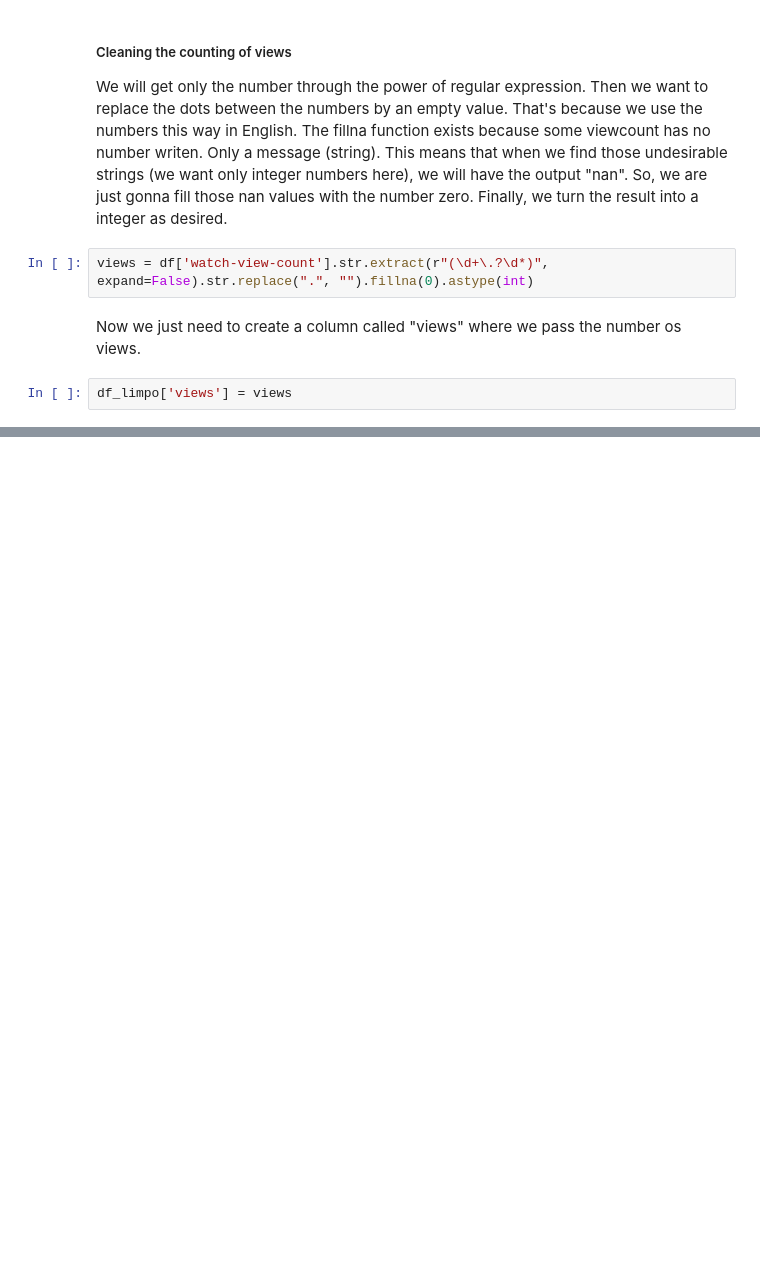
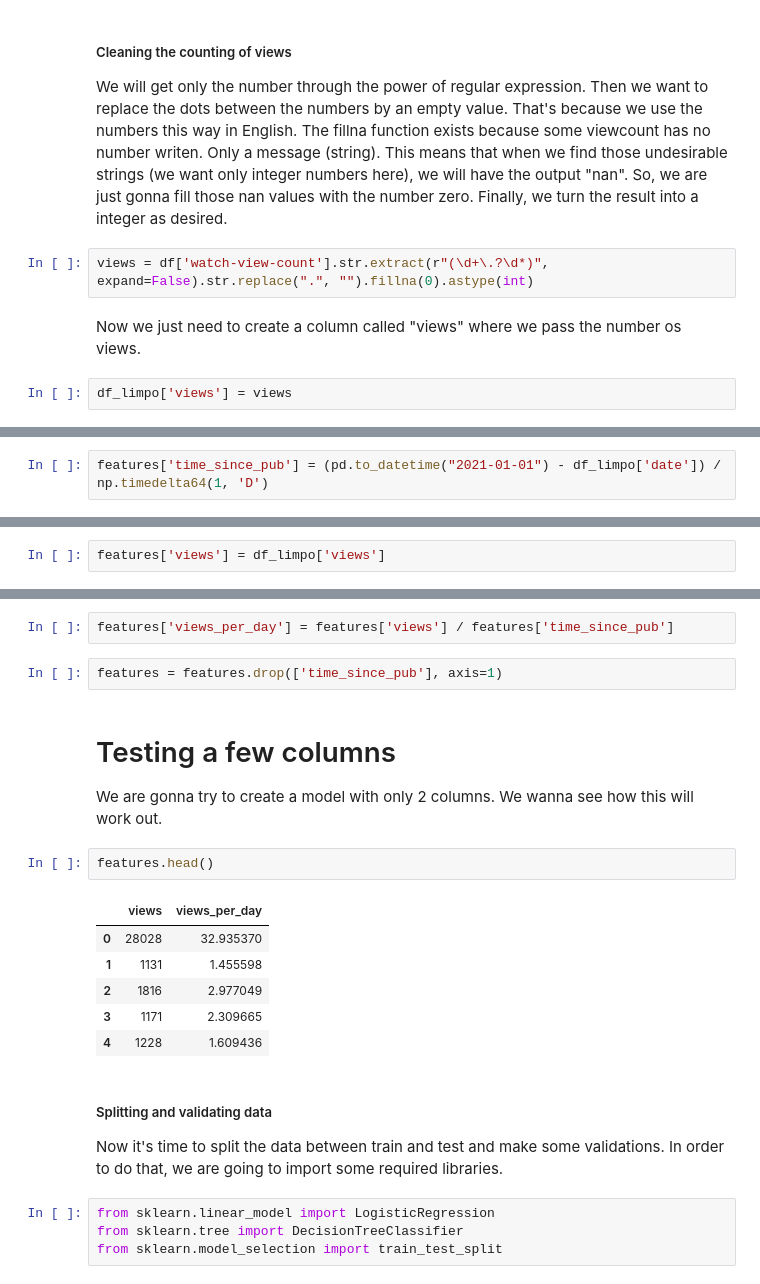
Before and after one commit to geeklicantropo/PORTFOLIO-Data-Science-In-Progress-, a Jupyter notebook: YOUTUBE_VIDEO_RECOMENDER/Creating the model.ipynb, the cells around one changed output, grey strips where cells are left out. Cells and saved outputs as stored; diff of their text form; blank space fills up the shorter version.

```diff
--- a/YOUTUBE_VIDEO_RECOMENDER/Creating the model.ipynb
+++ b/YOUTUBE_VIDEO_RECOMENDER/Creating the model.ipynb
@@ -169,0 +198,2 @@ df_limpo['views'] = views
+# %%
+features['time_since_pub'] = (pd.to_datetime("2021-01-01") - df_limpo['date']) / np.timedelta64(1, 'D')
@@ -169,0 +211,2 @@ df_limpo['views'] = views
+# %%
+features['views'] = df_limpo['views']
@@ -169,0 +216,23 @@ df_limpo['views'] = views
+# %%
+features['views_per_day'] = features['views'] / features['time_since_pub']
+# %%
+features = features.drop(['time_since_pub'], axis=1)
+# %% [markdown]
+<h1>Testing a few columns</h1>
+<p>We are gonna try to create a model with only 2 columns. We wanna see how this will work out.</p>
+# %%
+features.head()
+# %% [output]
+|  | views | views_per_day |
+| 0 | 28028 | 32.935370 |
+| 1 | 1131 | 1.455598 |
+| 2 | 1816 | 2.977049 |
+| 3 | 1171 | 2.309665 |
+| 4 | 1228 | 1.609436 |
+# %% [markdown]
+<h5>Splitting and validating data</h5>
+<p>Now it's time to split the data between train and test and make some validations. In order to do that, we are going to import some required libraries.</p>
+# %%
+from sklearn.linear_model import LogisticRegression
+from sklearn.tree import DecisionTreeClassifier
+from sklearn.model_selection import train_test_split
```
Also changed, not shown: parts of 24 cells of this notebook.
